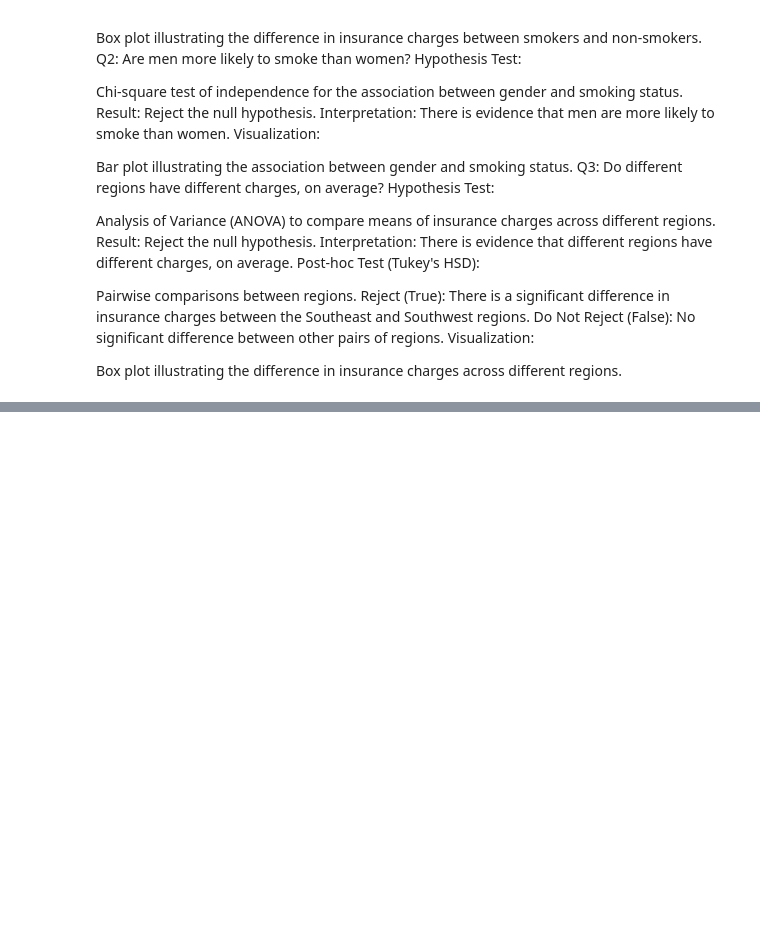
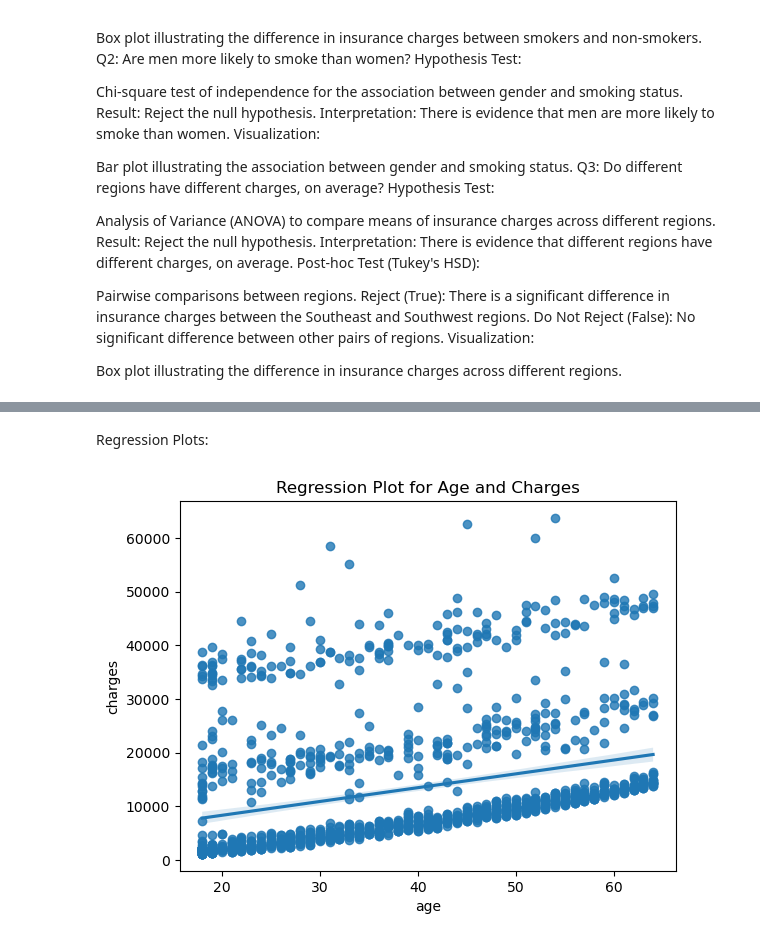
Before and after one commit to codemishka/codemishka-codingdojo-repo-6, a Jupyter notebook: Untitled.ipynb, the cells around one changed output, grey strips where cells are left out. Drawn from its saved outputs; the diff is of its cells as text; code cells hidden in the pictures; blank space fills up the shorter version.

```diff
--- a/Untitled.ipynb
+++ b/Untitled.ipynb
@@ -214,0 +268,8 @@ Box plot illustrating the difference in insurance charges across different regio
+# %% [markdown]
+Regression Plots:
+# %%
+sns.regplot(x='age', y='charges', data=df)
+plt.title('Regression Plot for Age and Charges')
+plt.show()
+# %% [output]
+[figure, added]
```
Also changed, not shown: parts of 17 cells of this notebook.
